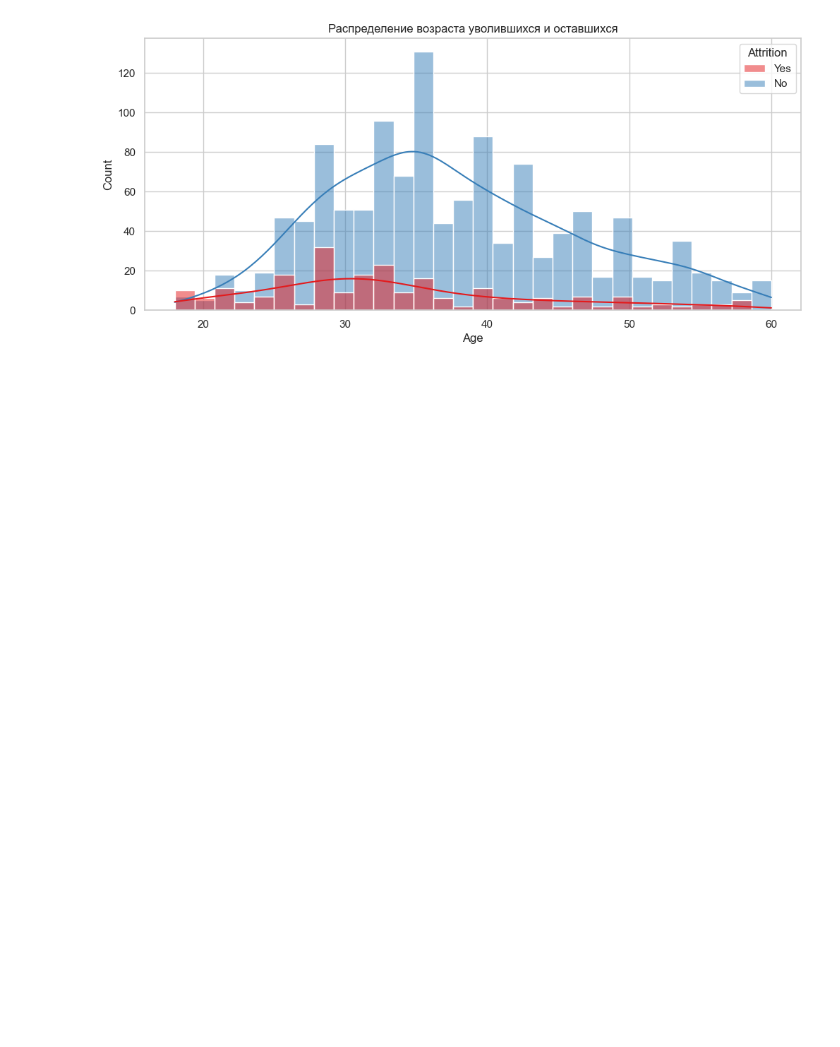
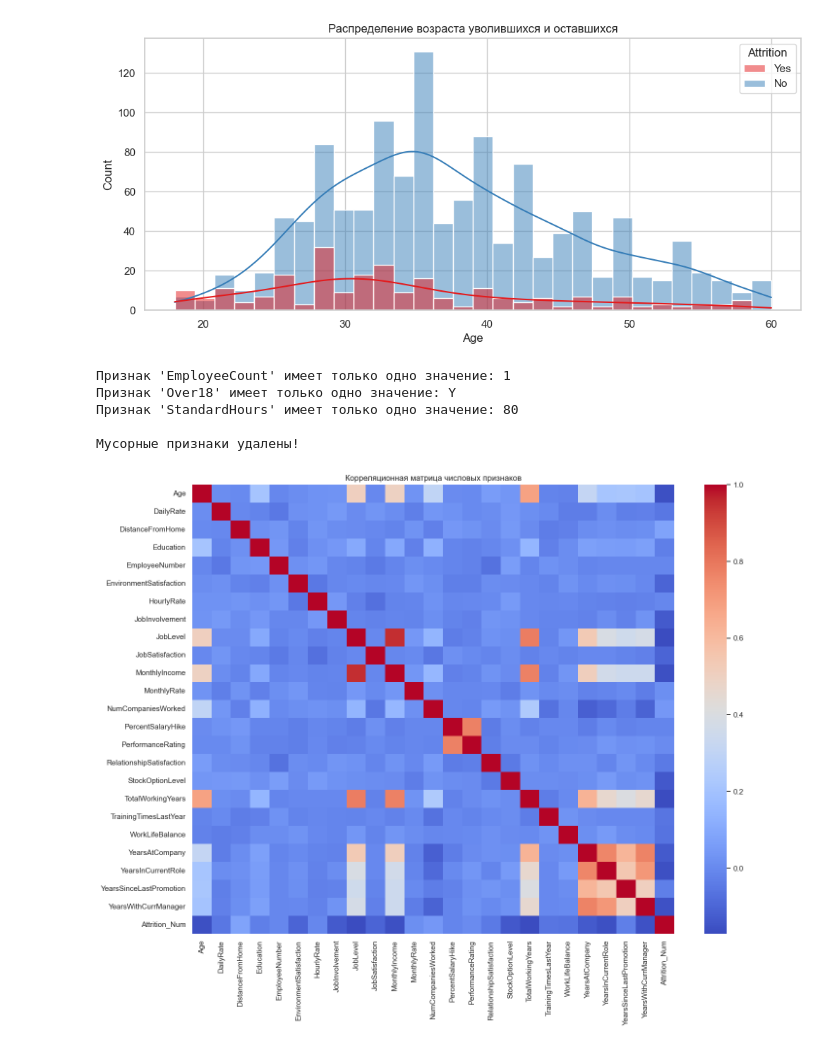
Before and after one commit to RRorrii/hr-attrition-project, a Jupyter notebook: notebooks/01_eda.ipynb, the cells around one changed output. Cells and saved outputs as stored; diff of their text form; code cells hidden in the pictures; blank space fills up the shorter version.

```diff
--- a/notebooks/01_eda.ipynb
+++ b/notebooks/01_eda.ipynb
@@ -79,3 +79,33 @@ plt.title('Распределение возраста уволившихся и
 plt.show()
 # %% [output]
 [figure]
+# %%
+
+for col in df.columns:
+    if df[col].nunique() == 1:
+        print(f"Признак '{col}' имеет только одно значение: {df[col].unique()[0]}")
+
+
+cols_to_drop = ['EmployeeCount', 'Over18', 'StandardHours']
+df = df.drop(columns=cols_to_drop)
+print("\nМусорные признаки удалены!")
+# %% [output]
+Признак 'EmployeeCount' имеет только одно значение: 1
+Признак 'Over18' имеет только одно значение: Y
+Признак 'StandardHours' имеет только одно значение: 80
+
+Мусорные признаки удалены!
+# %%
+
+df['Attrition_Num'] = df['Attrition'].apply(lambda x: 1 if x == 'Yes' else 0)
+
+
+numeric_df = df.select_dtypes(include=['int64', 'float64'])
+
+plt.figure(figsize=(16, 12))
+
+sns.heatmap(numeric_df.corr(), annot=False, cmap='coolwarm', fmt=".2f")
+plt.title('Корреляционная матрица числовых признаков')
+plt.show()
+# %% [output]
+[figure, added]
```
Also changed, not shown: parts of 1 cell of this notebook.
